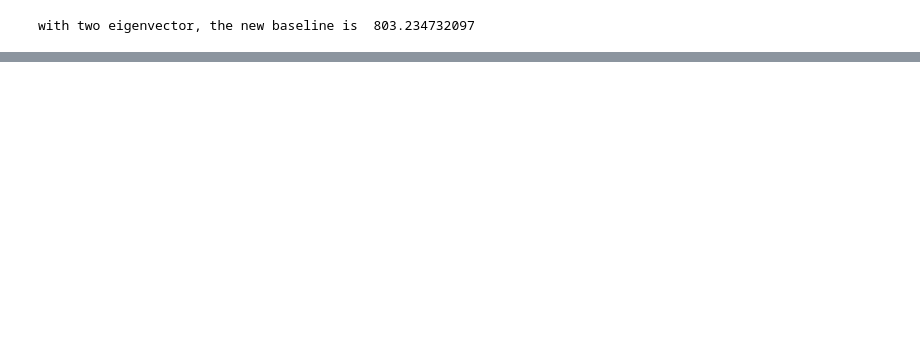
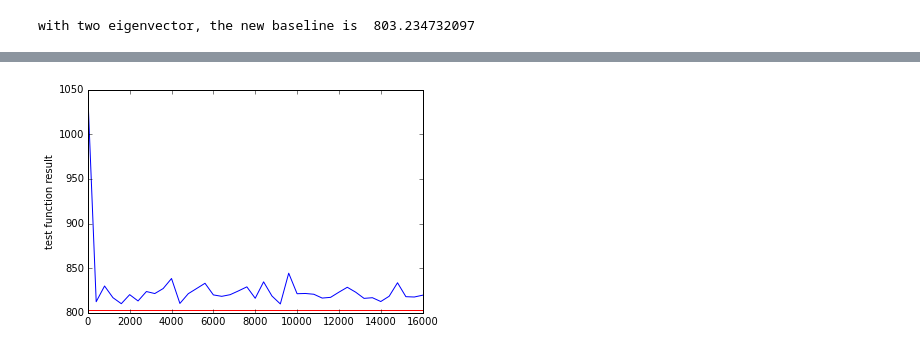
Before and after one commit to RuiqingQiu/SGD, a Jupyter notebook: SGD_oja.ipynb, the cells around one changed output, grey strips where cells are left out. Saved outputs shown, nothing was run; the diff lists cells and outputs as text; code cells hidden in the pictures; blank space fills up the shorter version.

```diff
--- a/SGD_oja.ipynb
+++ b/SGD_oja.ipynb
@@ -422,0 +607,90 @@ initialize v2  [[ 0.10444039]
+# %%
+k = 5
+
+
+# Assume the first eigenvector is already been calculated
+# loop through and each loop will yield the next eigenvector
+V_vector = []
+V_vector.append(v1)
+new_projection = []
+# put all the data into the new list where each data is subtract with the projection
+for i in range(0, len(data_set_done)):
+    new_projection.append(np.array(data_set_done[i]) - np.dot(v1.reshape(1,110)[0], data_set_done[i]) * v1.reshape(1,110))
+
+for global_index in range(1, 5):
+    input_array = []
+    for i in range(0, global_index + 1):
+        X = np.array([V[i]])
+        X.reshape(110,1)
+        input_array.append(np.transpose(X))
+    baseline = testFunction_general(input_array)
+    print "with %d eigenvector, the new baseline is " % (global_index + 1), baseline
+    # initialize v0 as a vector drawn uniformly at raondom on the surface of a d-dimensional sphere
+    d = len(data_set_done[0])
+    v2 = []
+    prev_v = [] # record the previous v1 to test convergence
+    s = 0.0
+    t = len(data_set_done) # t is the data set lenght: how many data points there are
+    learning_rate = 1.0
+
+    # random intialize a vector from a d-dim sphere
+    for i in range(0,d):
+        tmp = np.random.random()
+        s = s + tmp**2
+        v2.append(tmp)
+        prev_v.append(0.0)
+
+    s = math.sqrt(s)
+    # normalize v1
+    for i in range(0,d):
+        v2[i] = v2[i] * 1.0/ s
+
+    dis = 0.0
+    loop = 0.0
+    # test convergence
+    v2 = np.array([v2]) # v1 type np.array([[x1,x2]])
+    v2 = np.transpose(v2) # let v1 becomese a column major vector
+    prev_v = v2
+    testResult = []
+    tPoint = []
+
+    # stil have the infinite problem, need to normalize feature
+    while True:
+        testResult = []
+        tPoint = []
+        #print "loop is ", loop
+        for i in range(0, len(new_projection)/2):
+            loop = loop + 1
+            learning_rate = 1.0/math.sqrt(loop)
+            tmp = new_projection[i] # convert to right form
+            #tmp = np.array([tmp])
+            b = np.dot(np.transpose(tmp),tmp)
+            b = np.dot(b,v2) # result will be a 110 * 1 vector
+            v2 = v2 + learning_rate * b
+            v2 = normalizeVector(v2)
+            if i % 400 == 0:
+                tPoint.append(i)
+                input_array = []
+                for vs in V_vector:
+                    input_array.append(vs)
+                input_array.append(v2)
+                test = testFunction_general([v1, v2])
+                testResult.append(test)
+        plt.plot(tPoint, testResult, '-')
+        plt.axhline(baseline, color='r')
+        plt.ylabel('test function result')
+        plt.show()
+        dis = distance(prev_v,v2)
+        if dis <= 0.01:
+                break
+        prev_v = v2
+    V_vector.append(v2)
+    # End of for loop, reach here when the vector has converged
+    # put all the data into the new list where each data is subtract with the projection
+    new_projection = []
+    for i in range(0, len(data_set_done)):
+        result = np.array(data_set_done[i])
+        for j in range(0, global_index):
+            result = result - np.dot(V_vector[j].reshape(1,110)[0], data_set_done[i]) * V_vector[j].reshape(1,110)
+        new_projection.append(result)
+# %% [output]
@@ -422,0 +698 @@ initialize v2  [[ 0.10444039]
+[figure, added]
```
Also changed, not shown: parts of 18 cells of this notebook.
